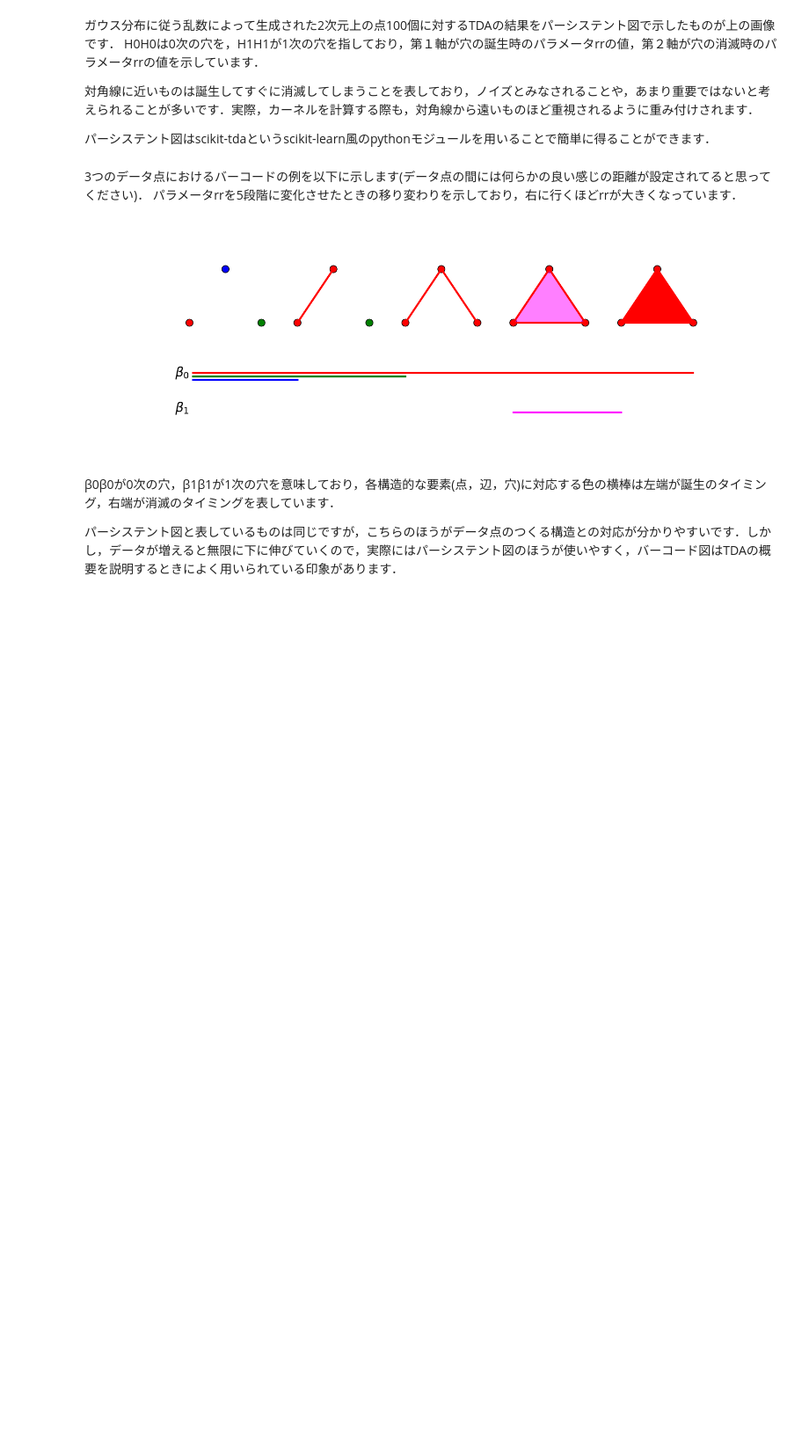
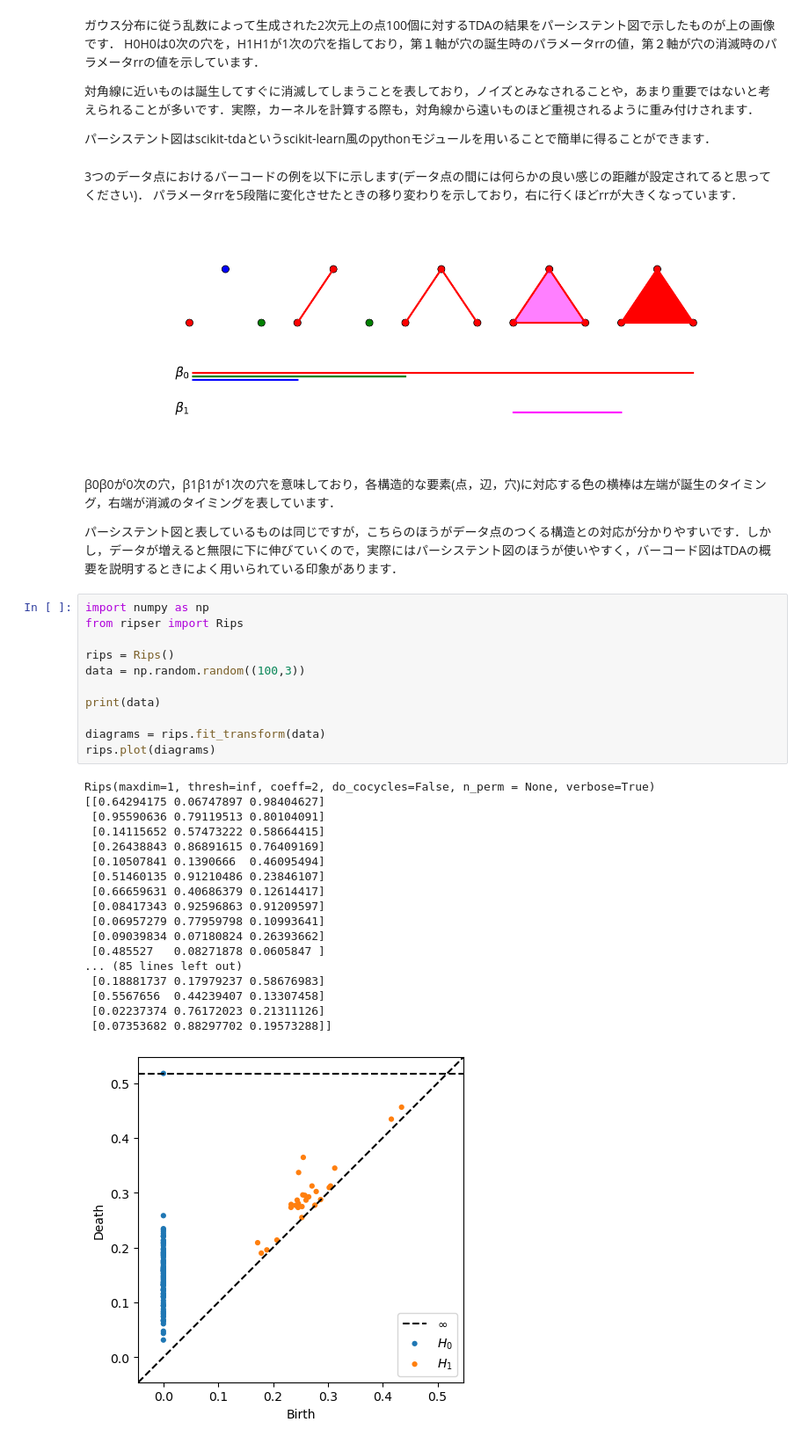
Before and after one commit to mdona0/Python-project, a Jupyter notebook: TDAeasy_skit_learn.ipynb, the cells around one changed output. Shown at 88% size. Drawn from its saved outputs; the diff is of its cells as text; blank space fills up the shorter version.

```diff
--- a/TDAeasy_skit_learn.ipynb
+++ b/TDAeasy_skit_learn.ipynb
@@ -26,3 +26,33 @@ H0H0は0次の穴を，H1H1が1次の穴を指しており，第１軸が穴の
 β0β0が0次の穴，β1β1が1次の穴を意味しており，各構造的な要素(点，辺，穴)に対応する色の横棒は左端が誕生のタイミング，右端が消滅のタイミングを表しています．
 
 パーシステント図と表しているものは同じですが，こちらのほうがデータ点のつくる構造との対応が分かりやすいです．しかし，データが増えると無限に下に伸びていくので，実際にはパーシステント図のほうが使いやすく，バーコード図はTDAの概要を説明するときによく用いられている印象があります．
+# %%
+import numpy as np
+from ripser import Rips
+
+rips = Rips()
+data = np.random.random((100,3))
+
+print(data)
+
+diagrams = rips.fit_transform(data)
+rips.plot(diagrams)
+# %% [output]
+Rips(maxdim=1, thresh=inf, coeff=2, do_cocycles=False, n_perm = None, verbose=True)
+[[0.64294175 0.06747897 0.98404627]
+ [0.95590636 0.79119513 0.80104091]
+ [0.14115652 0.57473222 0.58664415]
+ [0.26438843 0.86891615 0.76409169]
+ [0.10507841 0.1390666  0.46095494]
+ [0.51460135 0.91210486 0.23846107]
+ [0.66659631 0.40686379 0.12614417]
+ [0.08417343 0.92596863 0.91209597]
+ [0.06957279 0.77959798 0.10993641]
+ [0.09039834 0.07180824 0.26393662]
+ [0.485527   0.08271878 0.0605847 ]
+... (85 lines left out)
+ [0.18881737 0.17979237 0.58676983]
+ [0.5567656  0.44239407 0.13307458]
+ [0.02237374 0.76172023 0.21311126]
+ [0.07353682 0.88297702 0.19573288]]
+[figure, added]
```
Also changed, not shown: 6 other files.
